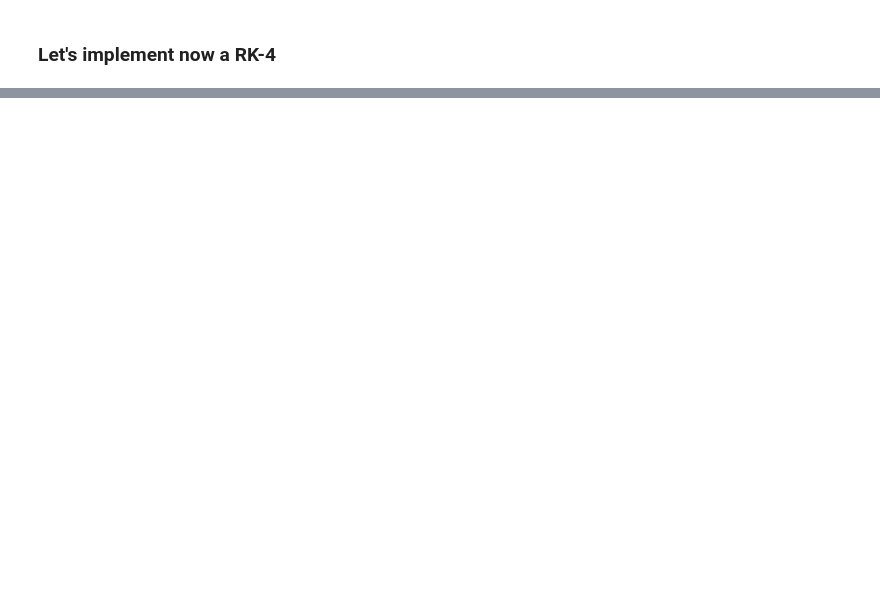
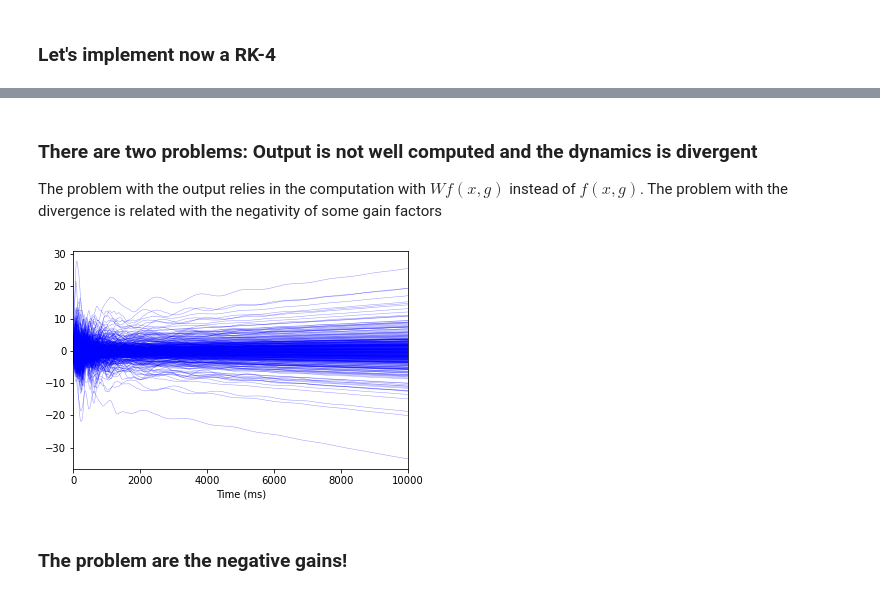
Before and after one commit to juansebastiancalderongarcia/Motor-control-for-speed-transition, a Jupyter notebook: Euler and RK4 Method for Neuronal Transient activity.ipynb, the cells around one changed output, grey strips where cells are left out. Saved outputs shown, nothing was run; the diff lists cells and outputs as text; code cells hidden in the pictures; blank space fills up the shorter version.

```diff
--- a/Euler and RK4 Method for Neuronal Transient activity.ipynb
+++ b/Euler and RK4 Method for Neuronal Transient activity.ipynb
@@ -124,0 +150,12 @@ fig.show()
+# %%
+with open('trainRNN_1.npy', 'rb') as f:
+    g_slow = np.load(f)
+    w = np.load(f)
+    b = np.load(f)
+    losses = np.load(f)
+    losses_slow = np.load(f)
+    losses_fast = np.load(f)
+    x_fast_seqs = np.load(f)
+    x_slow_seqs = np.load(f)
+    z_fast_seqs = np.load(f)
+    z_slow_seqs = np.load(f)
@@ -124,0 +386,13 @@ fig.show()
+# %% [markdown]
+### There are two problems: Output is not well computed and the dynamics is divergent
+The problem with the output relies in the computation with $Wf(x,g)$ instead of $f(x,g)$. The problem with the divergence is related with the negativity of some gain factors
+# %%
+x_divergent = RK4(x0, tf = 10000, g = g_slow.T , n_time = 2000)
+plt.plot(np.linspace(0,10000,2000),x_divergent.T, color = 'b', linewidth = 0.5, alpha = 0.4)
+plt.xlabel('Time (ms)')
+plt.xlim([0,10000])
+plt.show()
+# %% [output]
+[figure, added]
+# %% [markdown]
+### The problem are the negative gains!
```
Also changed, not shown: parts of 19 cells of this notebook.
